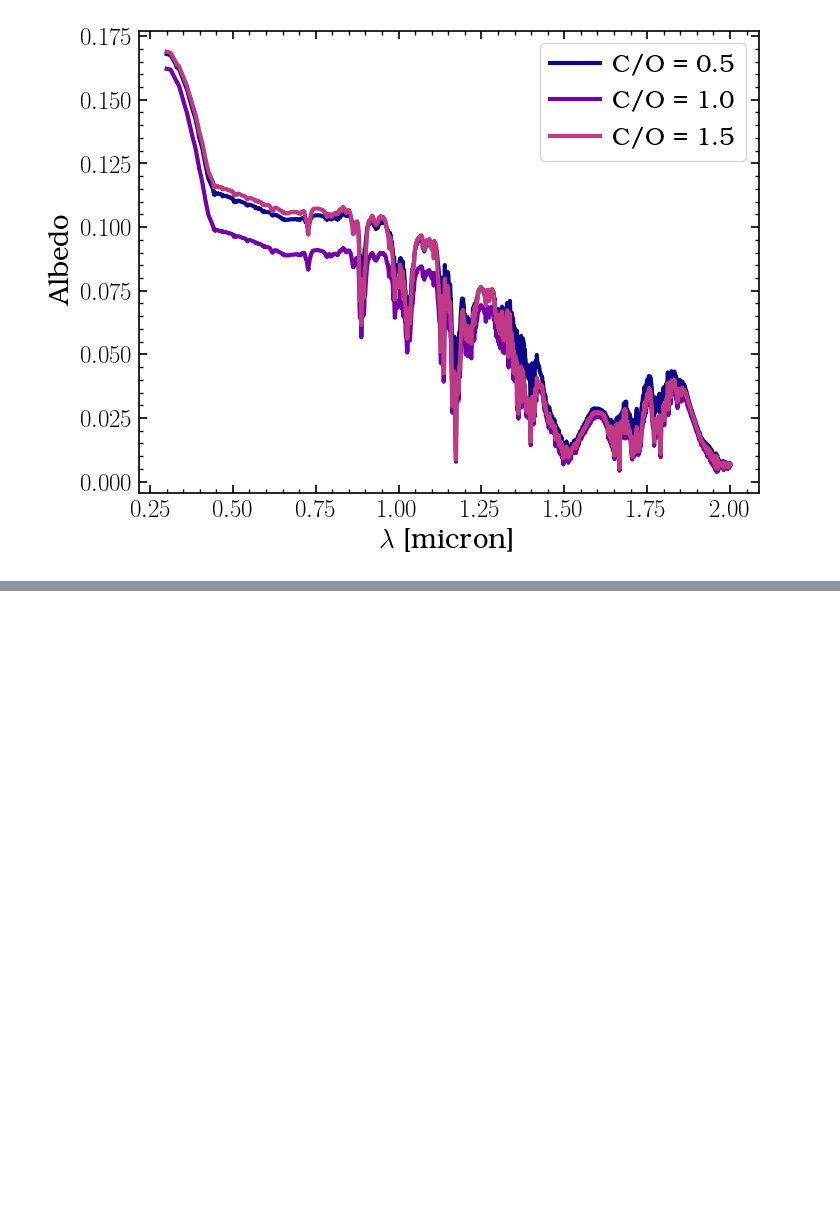
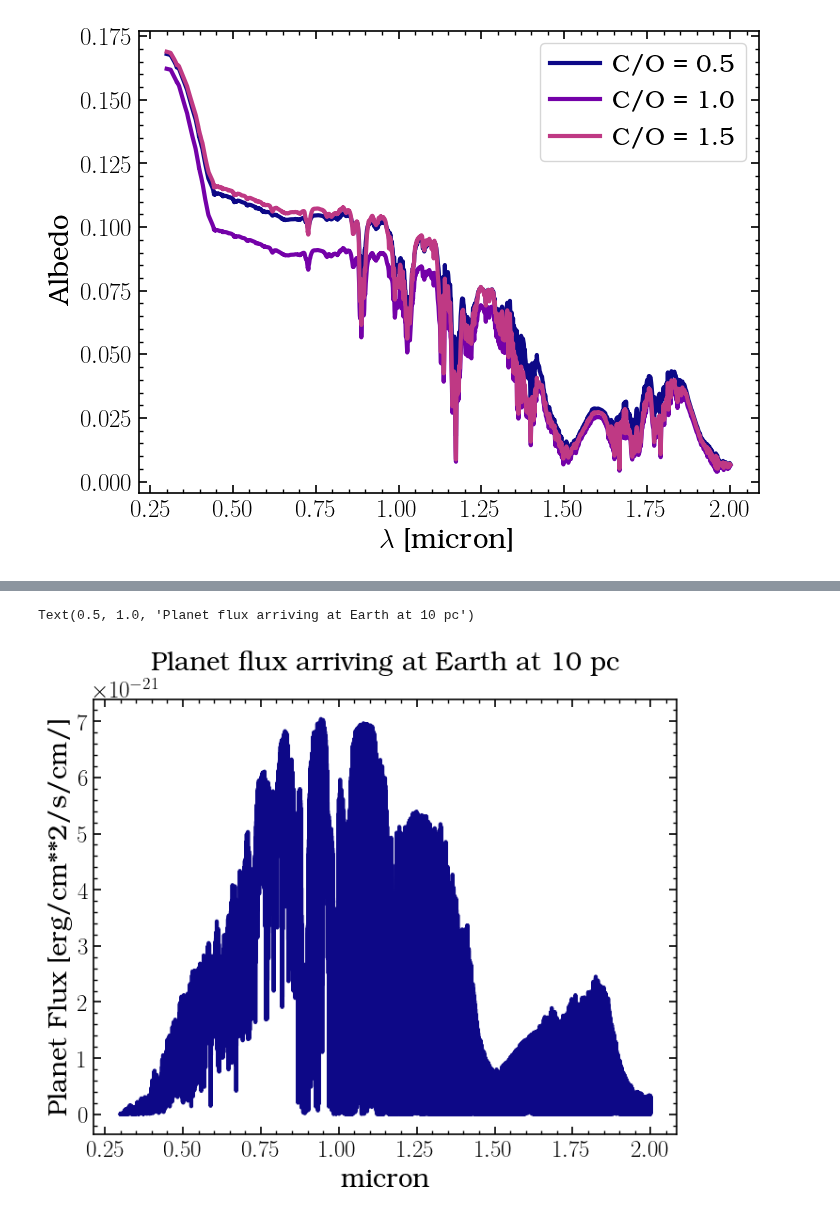
Before and after one commit to logan-pearce/ReflectX, a Jupyter notebook: docs/source/notebooks/Using-The-Models.ipynb, the cells around one changed output, grey strips where cells are left out. Saved outputs shown, nothing was run; the diff lists cells and outputs as text; code cells hidden in the pictures; blank space fills up the shorter version.

```diff
--- a/docs/source/notebooks/Using-The-Models.ipynb
+++ b/docs/source/notebooks/Using-The-Models.ipynb
@@ -345,0 +416,10 @@ plt.legend()
+# %%
+scaled_model = ScaleModelToStar(model, 10)
+
+plt.plot(scaled_model.wavelength,scaled_model.planetflux)
+plt.ylabel('Planet Flux [{}]'.format(scaled_model.planetflux.units))
+plt.xlabel(scaled_model.wavelength.units)
+plt.title('Planet flux arriving at Earth at 10 pc')
+# %% [output]
+Text(0.5, 1.0, 'Planet flux arriving at Earth at 10 pc')
+[figure, added]
```
Also changed, not shown: parts of 8 cells of this notebook, 7 other files.
